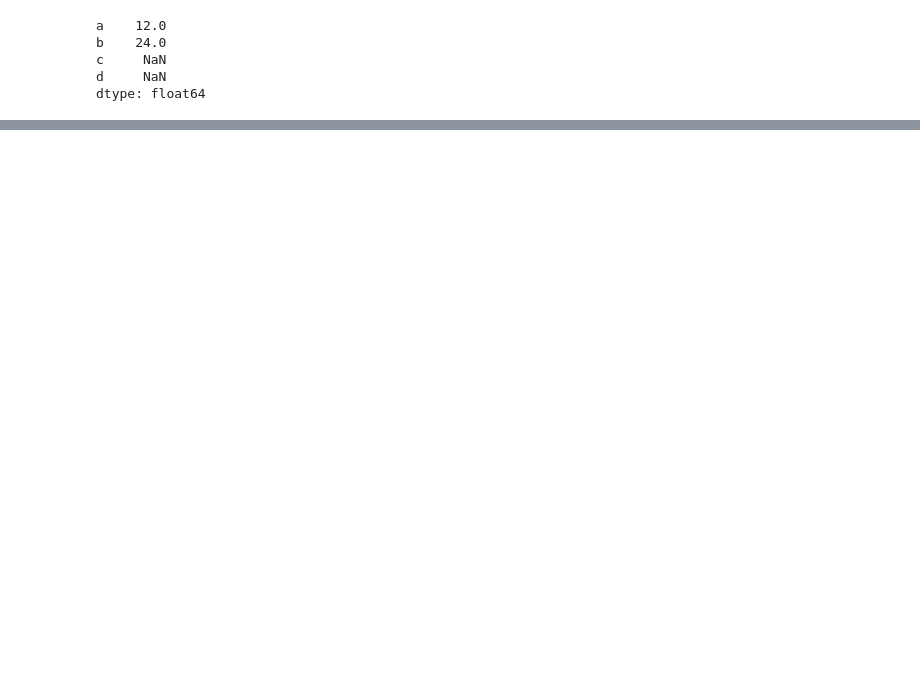
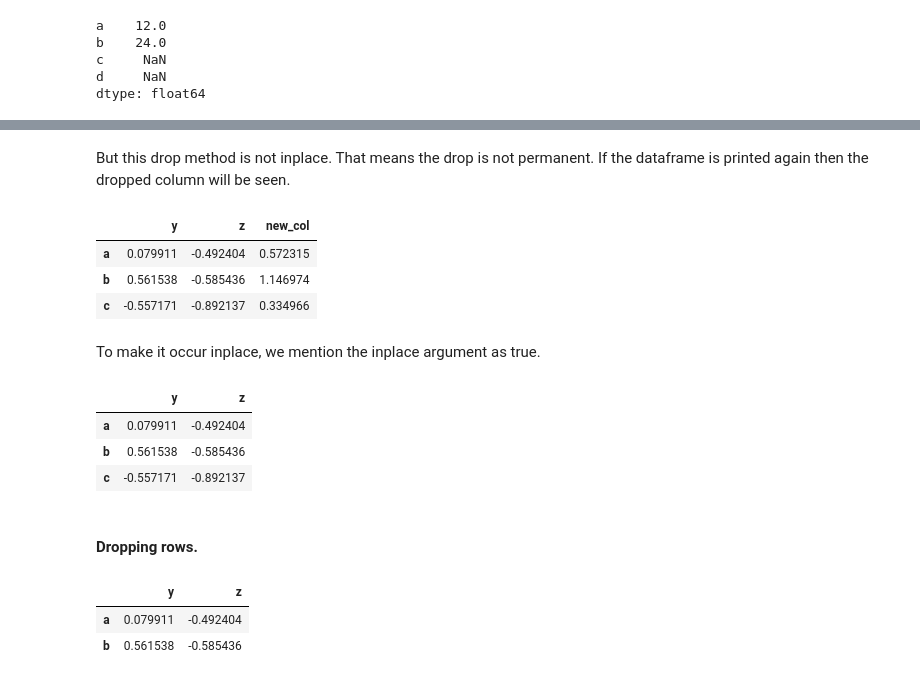
Before and after one commit to jayashree8/Machine_learning_EDA, a Jupyter notebook: Guide/Pandas/Pandas.ipynb, the cells around one changed output, grey strips where cells are left out. Cells and saved outputs as stored; diff of their text form; code cells hidden in the pictures; blank space fills up the shorter version.

```diff
--- a/Guide/Pandas/Pandas.ipynb
+++ b/Guide/Pandas/Pandas.ipynb
@@ -116,0 +187,11 @@ dtype: float64
+# %% [markdown]
+But this drop method is not inplace. That means the drop is not permanent. If the dataframe is printed again then the dropped column will be seen.
+# %%
+dataframe
+# %% [output]
+|  | y | z | new_col |
+| a | 0.079911 | -0.492404 | 0.572315 |
+| b | 0.561538 | -0.585436 | 1.146974 |
+| c | -0.557171 | -0.892137 | 0.334966 |
+# %% [markdown]
+To make it occur inplace, we mention the inplace argument as true.
@@ -116,0 +200,15 @@ dtype: float64
+# %%
+dataframe
+# %% [output]
+|  | y | z |
+| a | 0.079911 | -0.492404 |
+| b | 0.561538 | -0.585436 |
+| c | -0.557171 | -0.892137 |
+# %% [markdown]
+#### Dropping rows.
+# %%
+dataframe.drop('c')
+# %% [output]
+|  | y | z |
+| a | 0.079911 | -0.492404 |
+| b | 0.561538 | -0.585436 |
```
Also changed, not shown: parts of 82 cells of this notebook.
